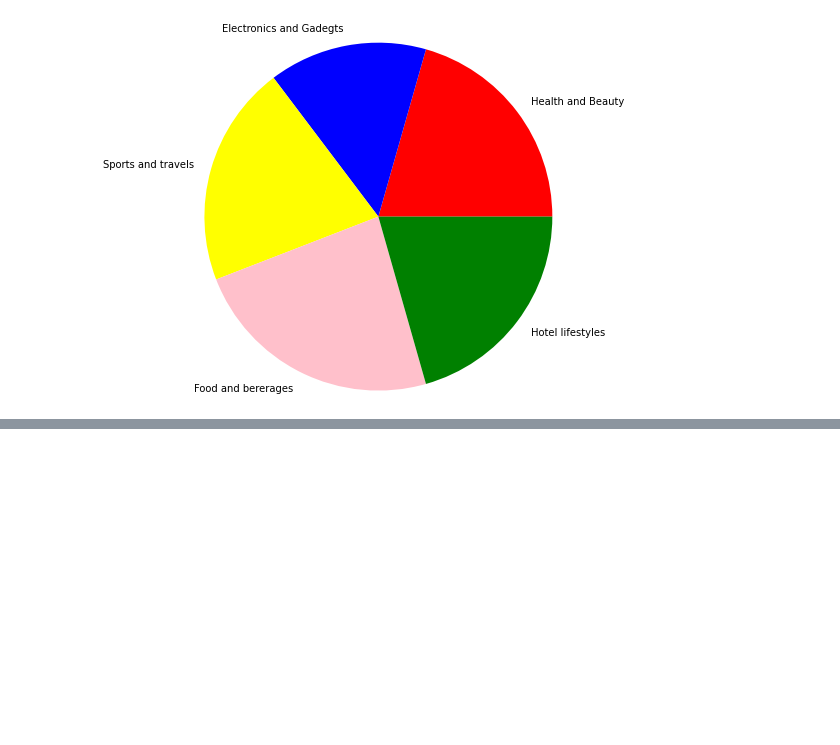
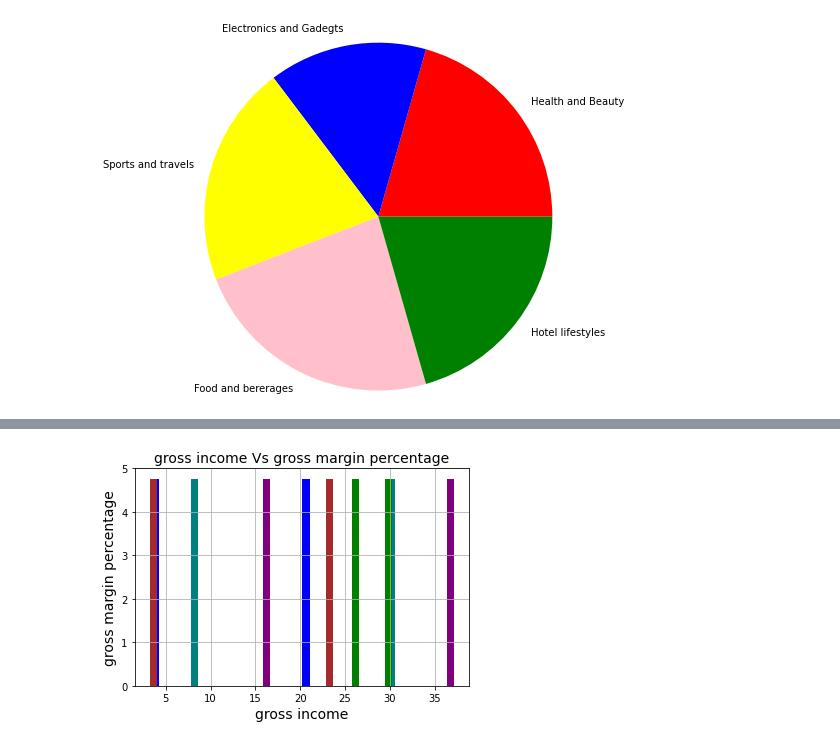
Before and after one commit to BhargavAniketh2626/MachineLearning, a Jupyter notebook: Machine_Learning_practical_1.ipynb, the cells around one changed output, grey strips where cells are left out. Drawn from its saved outputs; the diff is of its cells as text; code cells hidden in the pictures; blank space fills up the shorter version.

```diff
--- a/Machine_Learning_practical_1.ipynb
+++ b/Machine_Learning_practical_1.ipynb
@@ -127,0 +139,10 @@ plt.show()
+# %%
+New_Colors = ['green','blue','purple','brown','teal']
+plt.bar(df['gross income'].head(10), df['gross margin percentage'].head(10), color=New_Colors)
+plt.title('gross income Vs gross margin percentage',fontsize=14)
+plt.xlabel('gross income',fontsize=14)
+plt.ylabel('gross margin percentage', fontsize=14)
+plt.grid(True)
+plt.show()
+# %% [output]
+[figure, added]
```
Also changed, not shown: parts of 5 cells of this notebook.
